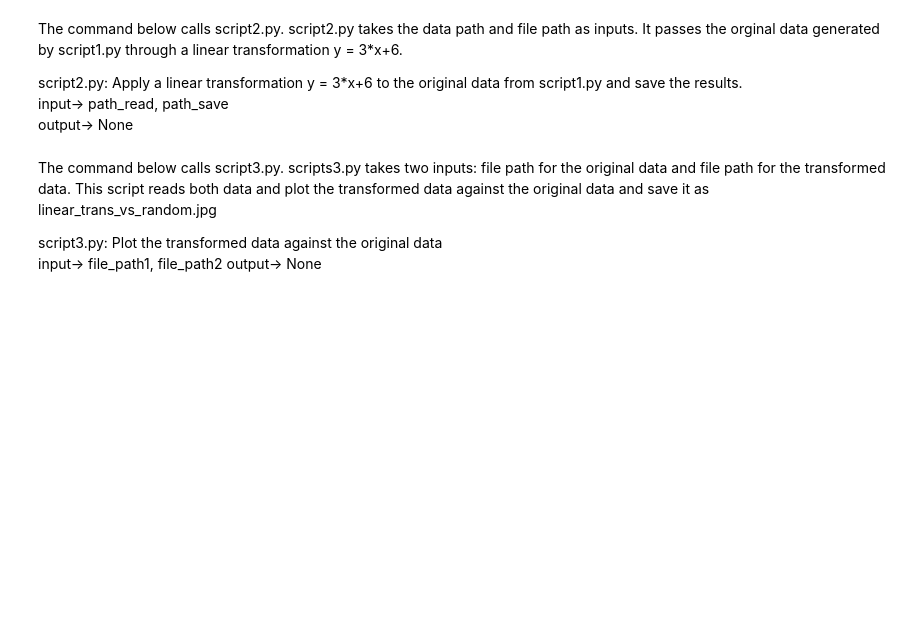
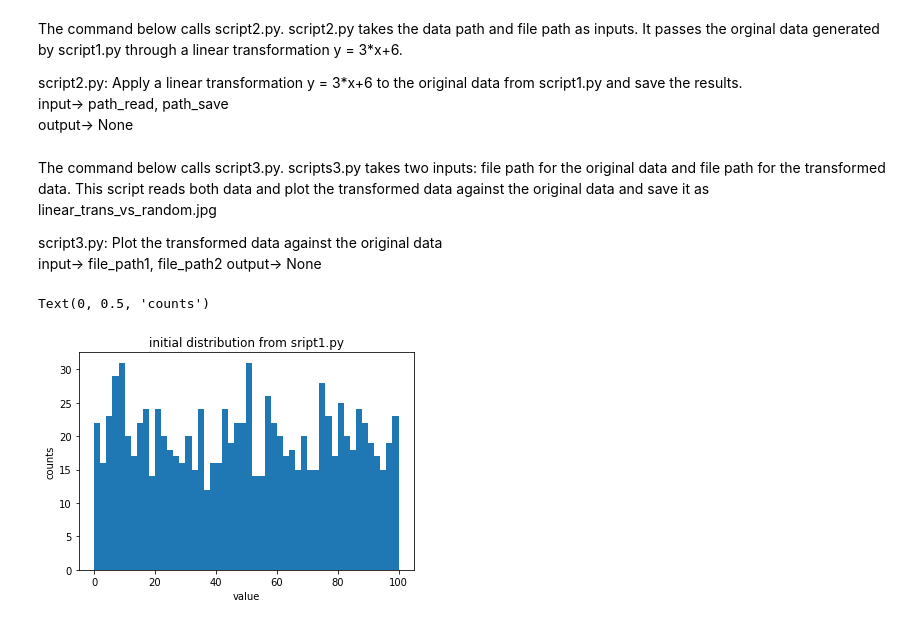
Before and after one commit to RuohanRYAN/Zenodo_example, a Jupyter notebook: notebook_script.ipynb, the cells around one changed output. Cells and saved outputs as stored; diff of their text form; code cells hidden in the pictures; blank space fills up the shorter version.

```diff
--- a/notebook_script.ipynb
+++ b/notebook_script.ipynb
@@ -24,3 +24,18 @@ input-> file_path1, file_path2
 output-> None
 # %%
 ! python script3.py script1_output.csv script2_output.csv
+# %%
+import pandas as pd
+import numpy as np
+import random
+import matplotlib.pyplot as plt
+data1 = pd.read_csv("script1_output.csv")
+x = data1["value"].values
+fig1,ax1 = plt.subplots()
+ax1.hist(x,bins = 50)
+ax1.set_title("initial distribution from sript1.py")
+ax1.set_xlabel("value")
+ax1.set_ylabel("counts")
+# %% [output]
+Text(0, 0.5, 'counts')
+[figure, added]
```
Also changed, not shown: parts of 2 cells of this notebook, 1 other file.
